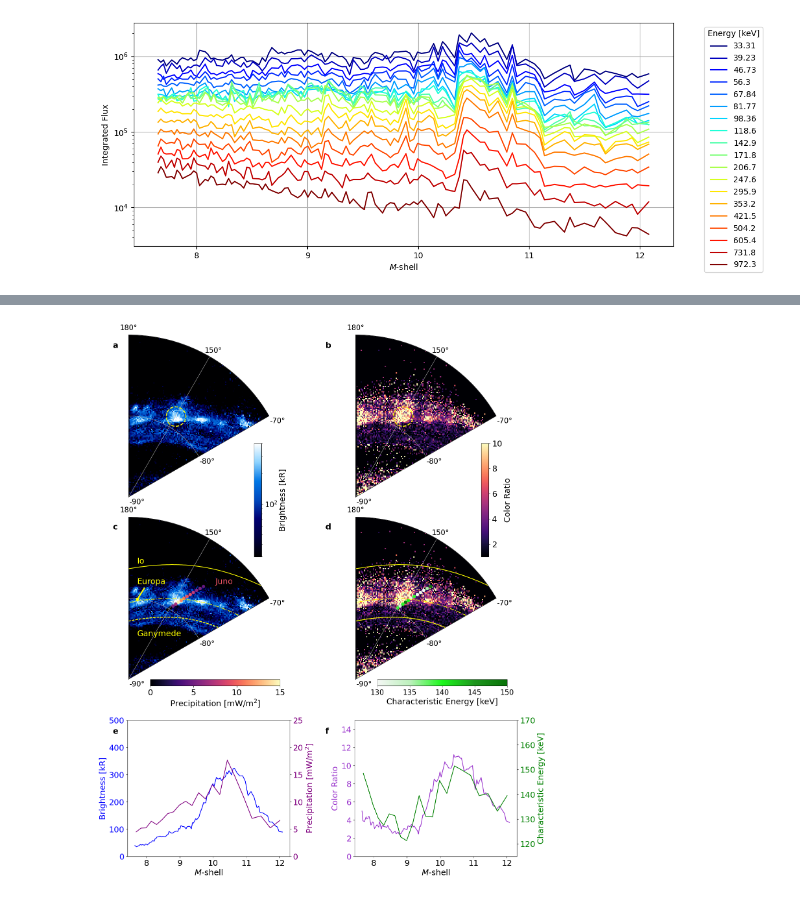
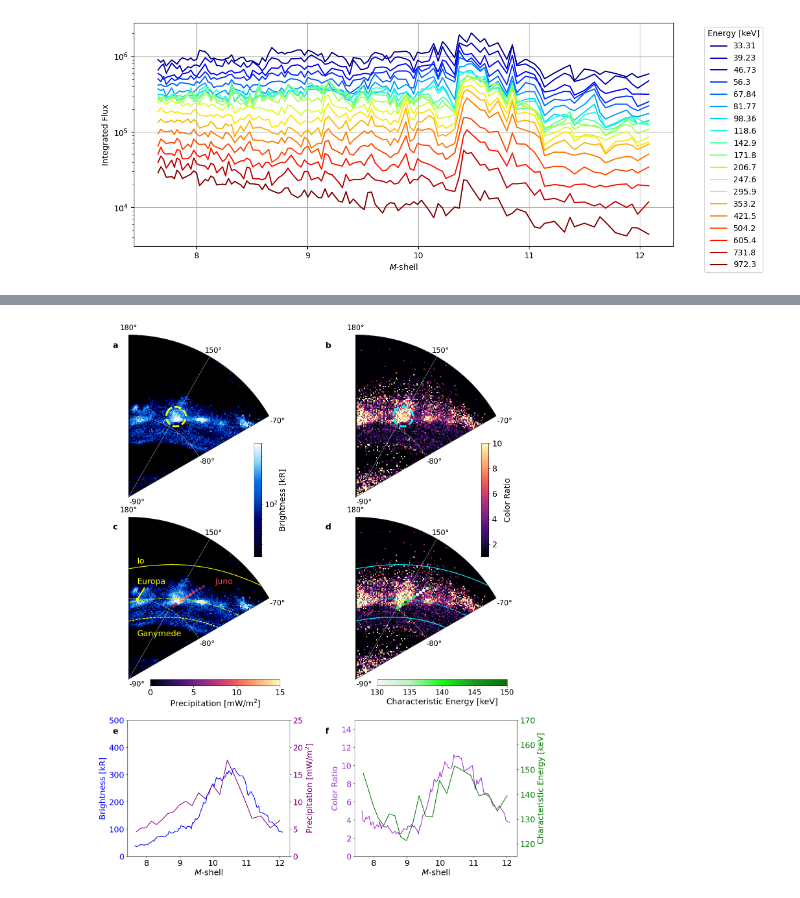
Before and after one commit to alecdaly/Daly_auroral_patch, a Jupyter notebook: Jupyter Notebooks/Low_altitude_code.ipynb, the cells around one changed output, grey strips where cells are left out. Drawn from its saved outputs; the diff is of its cells as text; code cells hidden in the pictures.

```diff
--- a/Jupyter Notebooks/Low_altitude_code.ipynb
+++ b/Jupyter Notebooks/Low_altitude_code.ipynb
@@ -625,7 +624,7 @@ fig = plt.figure(figsize=(10, 14))
 # Top left plot [0,0]
 ax0 = fig.add_subplot(111, projection='polar', facecolor='none')
 c0 = ax0.pcolormesh(theta, r, brightness, cmap=custom_cmap, norm=LogNorm(vmin=30, vmax=400))
-ax0.plot(circle_theta, circle_r, color='yellow', linestyle='--', linewidth=2, label='Approximate Circle')
+ax0.plot(circle_theta, circle_r, color='yellow', linestyle='--', linewidth=4, label='Approximate Circle')
 ax0.set_theta_offset(-np.pi / 2.0)
 ax0.set_rticks(lat_ticks)
 ax0.set_yticks([-90,-80,-70])
@@ -648,7 +647,7 @@ ax0.set_position([-0.05, 1.05, 0.5, 0.5])  # [left, bottom, width, height] for t
 # Top right plot [1,0]
 ax01 = fig.add_subplot(111, projection='polar', facecolor='none')
 c01 = ax01.pcolormesh(theta, r, CR, cmap='magma', vmin=1, vmax=10)
-ax01.plot(circle_theta, circle_r, color='yellow', linestyle='--', linewidth=2, label='Approximate Circle')
+ax01.plot(circle_theta, circle_r, color='cyan', linestyle='--', linewidth=4, label='Approximate Circle')
 ax01.set_theta_offset(-np.pi / 2.0)
 ax01.set_rticks(lat_ticks)
 ax01.set_yticks([-90,-80,-70])
@@ -704,9 +703,9 @@ c2 = ax2.pcolormesh(theta, r, CR, cmap='magma', vmin=1, vmax=10)
 scatter2 = ax2.scatter(Q_df['Lon'] * np.pi / 180, Q_df['Lat'],
                        c=Q_df['Char_E'], marker='o', s=40, vmin=130, vmax=150, cmap=custom_cmap2)
 ax2.set_theta_offset(-np.pi / 2.0)
-ax2.plot(Longitude_io_rad, Latitude_io, color='yellow')
-ax2.plot(Longitude_Eu_rad, Latitude_Eu, color='yellow',linestyle='dashdot')
-ax2.plot(Longitude_Ga_rad, Latitude_Ga, color='yellow',linestyle='--')
+ax2.plot(Longitude_io_rad, Latitude_io, color='cyan')
+ax2.plot(Longitude_Eu_rad, Latitude_Eu, color='cyan',linestyle='dashdot')
+ax2.plot(Longitude_Ga_rad, Latitude_Ga, color='cyan',linestyle='--')
 ax2.set_rticks(lat_ticks)
 ax2.set_rlabel_position(270)
 ax2.set_xticks(longitude_ticks)
@@ -753,32 +752,32 @@ ax6.set_xlabel('$M$-shell', fontsize=18)
 ax5 = ax6.twinx()
 
 ax5.plot(Mshell_q, Char_E_q, color='green', label='WA')
 ax5.set_ylabel('Characteristic Energy [keV]', color='green', fontsize=18)
 ax5.tick_params(axis='y', labelcolor='green')
 ax5.set_ylim(115, 170)
 ax5.tick_params(axis='both', which='major', labelsize=18)  # Increase tick sizes
 ax5.set_xlabel('$M$-shell', fontsize=18)
 
 fig.text(-0.065,1.45,'a',fontsize=18,color='black',fontweight='bold')
 fig.text(0.59,1.45,'b',fontsize=18,color='black',fontweight='bold')
 fig.text(-0.065,1.05,'c',fontsize=18,color='black',fontweight='bold')
 fig.text(0.59,1.05,'d',fontsize=18,color='black',fontweight='bold')
 fig.text(-0.065,0.6,'e',fontsize=18,color='black',fontweight='bold')
 fig.text(0.59,0.6,'f',fontsize=18,color='black',fontweight='bold')
 
 # Adjust layout
 fig.text(0.01,0.975,'Io',fontsize=18,color='yellow')
 fig.text(0.01,0.93,'Europa',fontsize=18,color='yellow')
 fig.text(0.01,0.815,'Ganymede',fontsize=18,color='yellow')
 
 fig.text(0.25,0.93,'Juno',fontsize=18,color='#e75263')
 ax1.annotate(
     '',
     xy=(175*(np.pi/180), -80.5),
     xytext=(170*(np.pi/180), -78.5),
     arrowprops=dict(facecolor='yellow', edgecolor='yellow', arrowstyle='->', linewidth=3)
 )
-
+# plt.savefig('Figure_3.png',dpi=600)
 plt.show()
 # %% [output]
-[figure, old version]
+[figure, new version]
```
Also changed, not shown: parts of 1 cell of this notebook.
